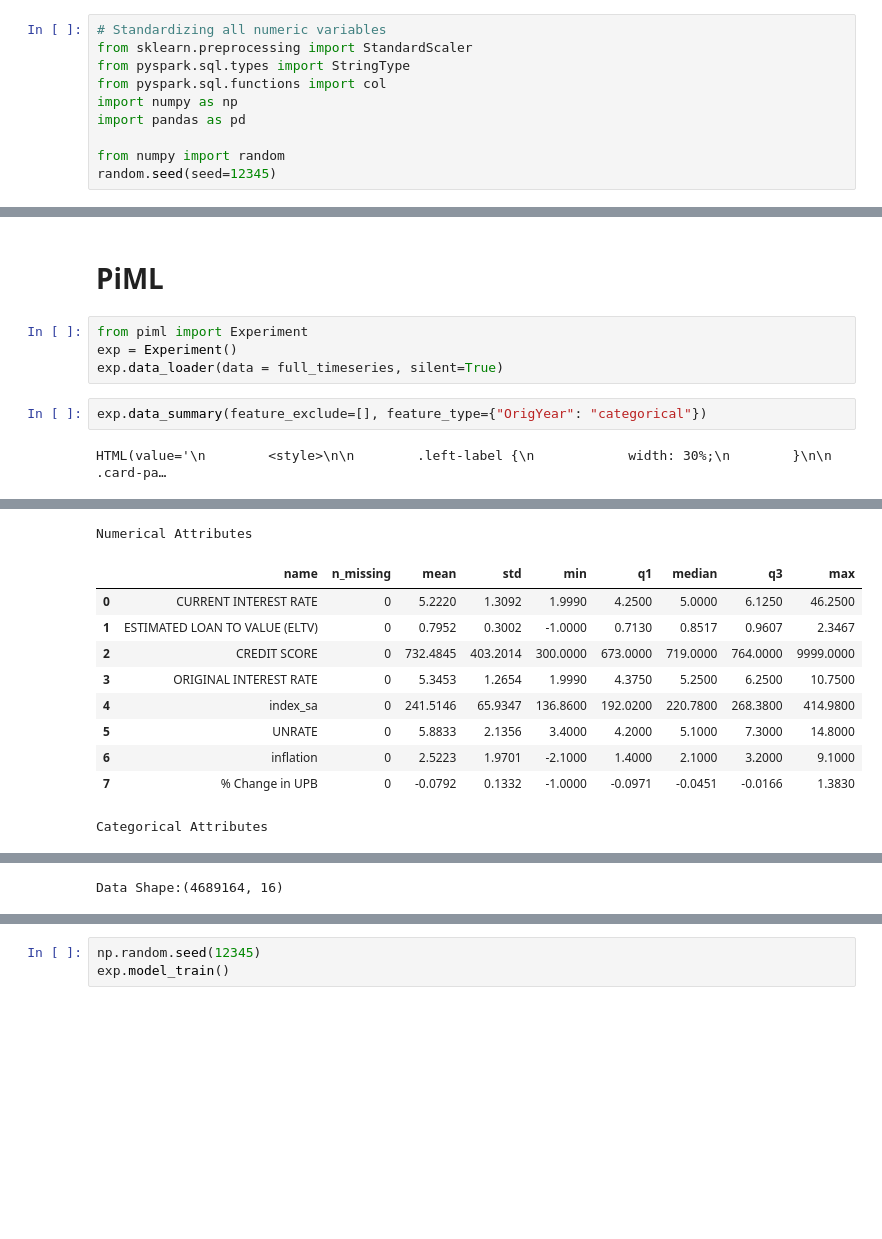
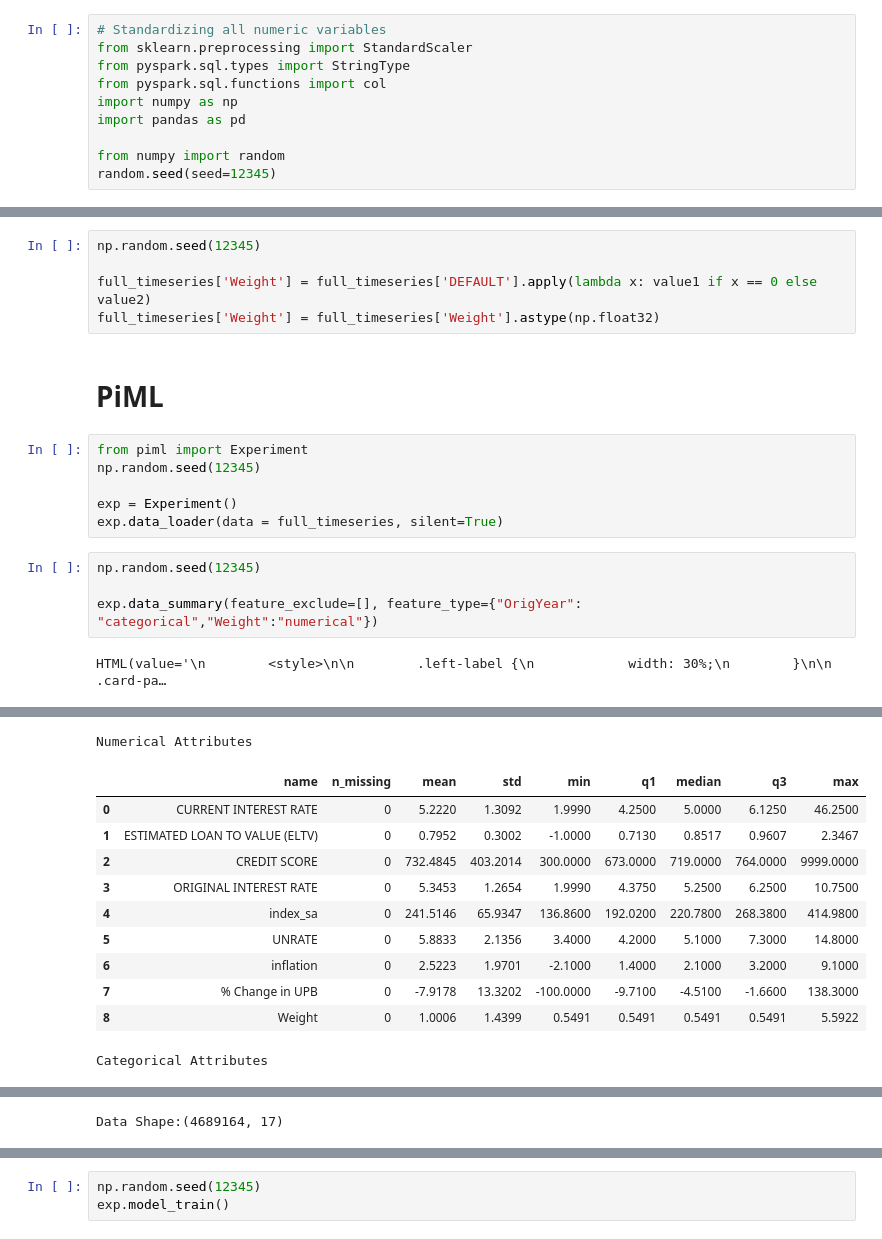
Before and after one commit to celinawong21/WF-ML-Model, a Jupyter notebook: PIML_FINAL.ipynb, the cells around one changed output, grey strips where cells are left out. Drawn from its saved outputs; the diff is of its cells as text; blank space fills up the shorter version.

Commit message:
PiML Modeling
Code used to process the merged sample data necessary for PiML modeling after the XGB2_v2 model is chosen.

```diff
--- a/PIML_FINAL.ipynb
+++ b/PIML_FINAL.ipynb
@@ -121,24 +159,34 @@ dtype: object
+# %%
+np.random.seed(12345)
+
+full_timeseries['Weight'] = full_timeseries['DEFAULT'].apply(lambda x: value1 if x == 0 else value2)
+full_timeseries['Weight'] = full_timeseries['Weight'].astype(np.float32)
 # %% [markdown]
 # PiML
 # %%
 from piml import Experiment
+np.random.seed(12345)
+
 exp = Experiment()
 exp.data_loader(data = full_timeseries, silent=True)
 # %%
-exp.data_summary(feature_exclude=[], feature_type={"OrigYear": "categorical"})
+np.random.seed(12345)
+
+exp.data_summary(feature_exclude=[], feature_type={"OrigYear": "categorical","Weight":"numerical"})
 # %% [output]
 HTML(value='\n        <style>\n\n        .left-label {\n            width: 30%;\n        }\n\n        .card-pa…
 [interactive output not drawn]
 Numerical Attributes
 |  | name | n_missing | mean | std | min | q1 | median | q3 | max |
 | 0 | CURRENT INTEREST RATE | 0 | 5.2220 | 1.3092 | 1.9990 | 4.2500 | 5.0000 | 6.1250 | 46.2500 |
 | 1 | ESTIMATED LOAN TO VALUE (ELTV) | 0 | 0.7952 | 0.3002 | -1.0000 | 0.7130 | 0.8517 | 0.9607 | 2.3467 |
 | 2 | CREDIT SCORE | 0 | 732.4845 | 403.2014 | 300.0000 | 673.0000 | 719.0000 | 764.0000 | 9999.0000 |
 | 3 | ORIGINAL INTEREST RATE | 0 | 5.3453 | 1.2654 | 1.9990 | 4.3750 | 5.2500 | 6.2500 | 10.7500 |
 | 4 | index_sa | 0 | 241.5146 | 65.9347 | 136.8600 | 192.0200 | 220.7800 | 268.3800 | 414.9800 |
 | 5 | UNRATE | 0 | 5.8833 | 2.1356 | 3.4000 | 4.2000 | 5.1000 | 7.3000 | 14.8000 |
 | 6 | inflation | 0 | 2.5223 | 1.9701 | -2.1000 | 1.4000 | 2.1000 | 3.2000 | 9.1000 |
-| 7 | % Change in UPB | 0 | -0.0792 | 0.1332 | -1.0000 | -0.0971 | -0.0451 | -0.0166 | 1.3830 |
+| 7 | % Change in UPB | 0 | -7.9178 | 13.3202 | -100.0000 | -9.7100 | -4.5100 | -1.6600 | 138.3000 |
+| 8 | Weight | 0 | 1.0006 | 1.4399 | 0.5491 | 0.5491 | 0.5491 | 0.5491 | 5.5922 |
 Categorical Attributes
 |  | name | n_missing | n_unique | top1 | top2 | top3 | n_others |
 | 0 | DEFAULT | 0 | 2 | 0.0 : 4269333 | 1.0 : 419831 | 0 | 0 |
@@ -149,5 +197,5 @@ Categorical Attributes
 | 5 | SELLER NAME | 0 | 96 | Other sell : 2433082 | WELLS FARG : 317236 | COUNTRYWID : 184306 | 1754540 |
 | 6 | OrigYear | 0 | 24 | 2003.0 : 316577 | 2004.0 : 298012 | 2005.0 : 284833 | 3789742 |
 | 7 | OrigDate | 0 | 94 | 2003Q3 : 85785 | 2003Q2 : 79417 | 2004Q2 : 78070 | 4445892 |
-Data Shape:(4689164, 16)
+Data Shape:(4689164, 17)
 # %%
```
Also changed, not shown: parts of 18 cells of this notebook.
